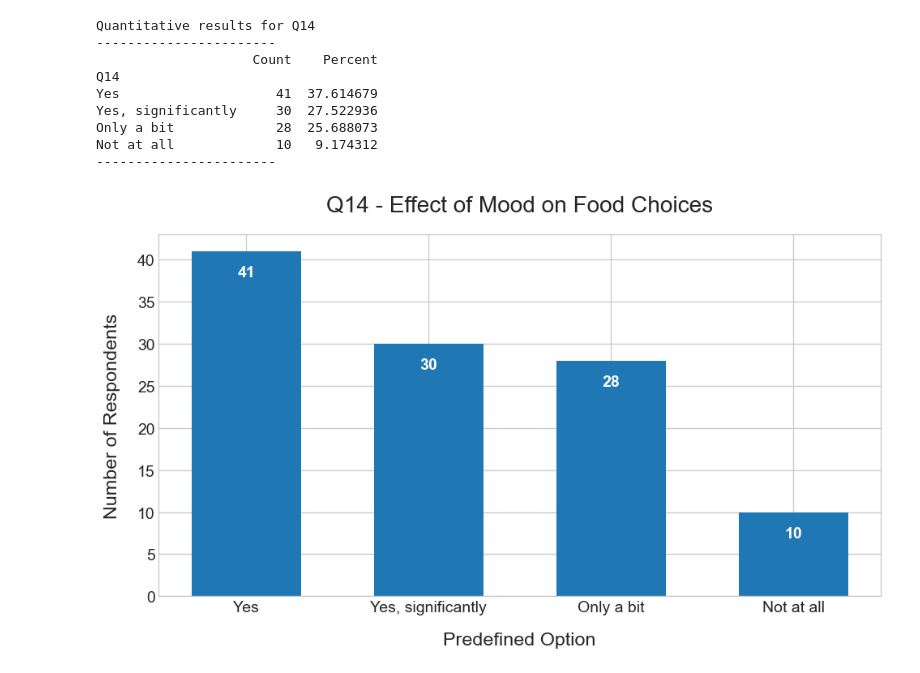
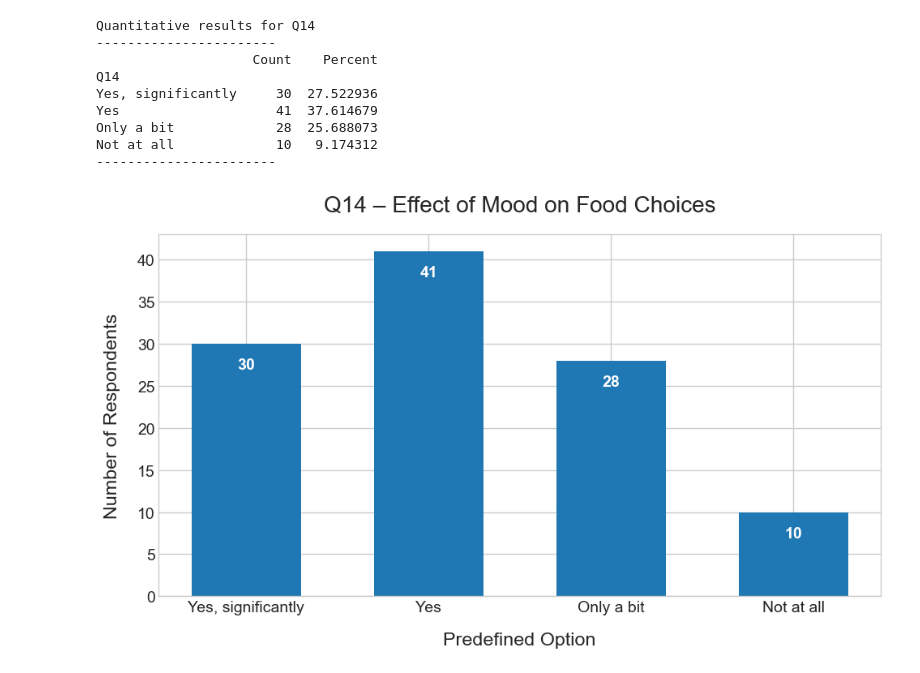
Before and after one commit to Oliveira-Lionel/thesis_results, a Jupyter notebook: results.ipynb, the cells around one changed output. Saved outputs shown, nothing was run; the diff lists cells and outputs as text; code cells hidden in the pictures.

```diff
--- a/results.ipynb
+++ b/results.ipynb
@@ -11,6 +11,12 @@ df.columns = df.columns.str.strip()
 
 df = df.drop(columns=['Timestamp'])
 
+# Merge age categories, replacing 'Under 18' and '18 – 20' with 'Under 20', because 'Under 18' has only 1 response
+df['What is your age?'] = df['What is your age?'].replace({
+    'Under 18': 'Under 20',
+    '18 – 20': 'Under 20'
+})
+
 # Rename columns
 question_texts = {f"Q{i+1}": col for i, col in enumerate(df.columns)}
 df.columns = list(question_texts.keys())
@@ -314,7 +320,7 @@ from sklearn.preprocessing import MultiLabelBinarizer
 
 def process_checkbox(column, official_options):
     # Get a list of all values
-    list_col = df[column].str.split(';')
+    list_col = df[column].fillna('').str.split(';')
 
     # Create dummy variables
     mlb = MultiLabelBinarizer()
@@ -334,8 +683,15 @@ def process_checkbox(column, official_options):
 # %%
-# Q9 - Difficulty Maintaining Healthy Eating (Likert Scale)
+# Q9 – Difficulty Maintaining Healthy Eating (Likert Scale)
+# Not finished
+
 qid = 'Q9'
 
-df[f'{qid}_labeled'] = df[qid].map(likert_maps[qid])
+# Map the Likert scale options to the DataFrame
+df[f'{qid}_labeled'] = pd.Categorical(
+    df[qid].map(likert_maps[qid]),
+    categories=list(likert_maps[qid].values()),
+    ordered=True
+)
 
 # Counts
 counts = df[f'{qid}_labeled'].value_counts().sort_index()
@@ -350,7 +706,7 @@ print("-----------------------")
 # Plot the results
 plt.figure(figsize=(10,6))
 plt.bar(likert_results.index, likert_results['Count'], width=0.6, color='#1f77b4')
-plt.title('Q9 - Difficulty Maintaining Healthy Eating', pad=20)
+plt.title('Q9 – Difficulty Maintaining Healthy Eating', pad=20)
 plt.xlabel('Predefined Option', labelpad=15)
 plt.ylabel('Number of Respondents', labelpad=15)
 plt.xticks(rotation=0, ha='center')
@@ -376,11 +955,13 @@ Very difficult           31  28.440367
 # %%
-# Q14 - Effect of Mood on Food Choices (Multiple Choice)
+# Q14 – Effect of Mood on Food Choices (Multiple Choice)
+# Not finished
+
 qid = 'Q14'
 
 filtered, others = process_multiple_choice(qid, official_options_map[qid])
 
 # Counts
-counts = filtered
+counts = filtered.reindex(official_options_map[qid], fill_value=0)
 percent = counts / counts.sum() * 100  # or len(df) for percentage of all 109 responses
 mc_results = pd.DataFrame({'Count': counts, 'Percent': percent})
 
@@ -390,37 +971,37 @@ print(mc_results)
 print("-----------------------")
 
 if len(others) > 0:
+    print(f"\nOther answers from {qid}:")
     print("-----------------------")
-    print(f"\nOther answers from {qid}:")
-    for answer in others:
+    for answer in others.index:
         print(answer)
 
-    pd.DataFrame({'Others:': list(others)}).to_csv(f'{qid}_others.csv', index=False)
+    pd.DataFrame({'Others:': list(others.index)}).to_csv(f'{qid}_others.csv', index=False)
 
     print("-----------------------")
 
 # Plot the results
 plt.figure(figsize=(10,6))
 plt.bar(mc_results.index, mc_results['Count'], width=0.6, color='#1f77b4')
-plt.title('Q14 - Effect of Mood on Food Choices', pad=20)
+plt.title('Q14 – Effect of Mood on Food Choices', pad=20)
 plt.xlabel('Predefined Option', labelpad=15)
 plt.ylabel('Number of Respondents', labelpad=15)
 plt.xticks(rotation=0, ha='center')
 
 # Add values on bars
 for i, v in enumerate(mc_results['Count']):
     plt.text(i, v - 3, str(v), ha='center', color='white', fontweight='bold')
 
 plt.tight_layout()
 plt.show()
 # %% [output]
 Quantitative results for Q14
 -----------------------
                     Count    Percent
 Q14
+Yes, significantly     30  27.522936
 Yes                    41  37.614679
-Yes, significantly     30  27.522936
 Only a bit             28  25.688073
 Not at all             10   9.174312
 -----------------------
-[figure, old version]
+[figure, new version]
```
Also changed, not shown: parts of 47 cells of this notebook.
